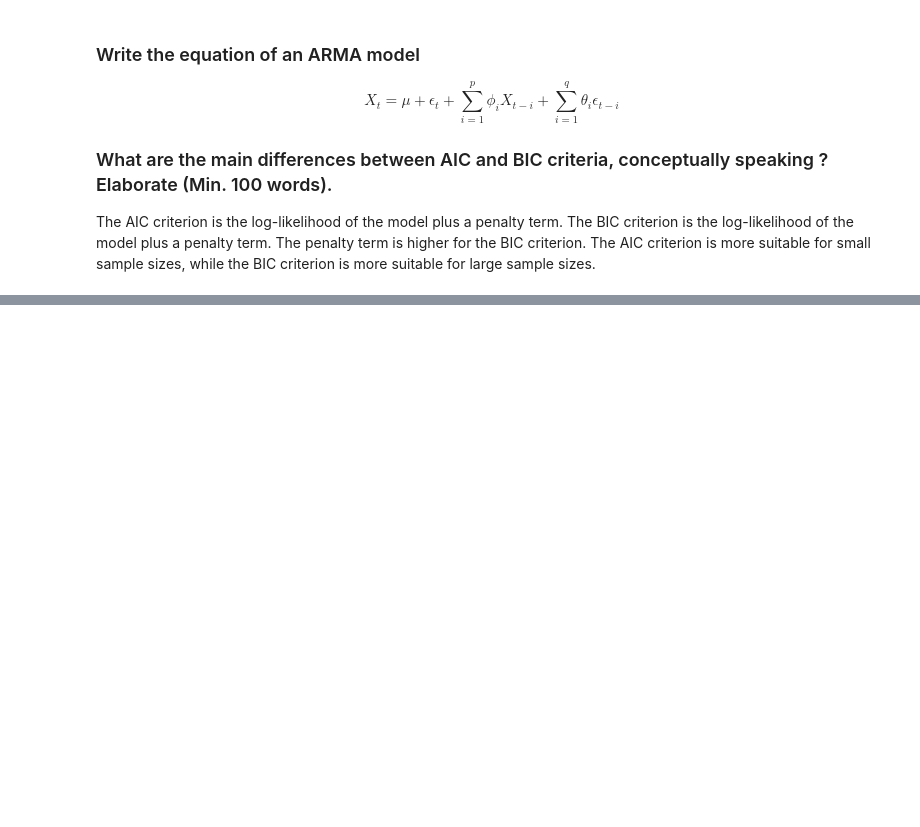
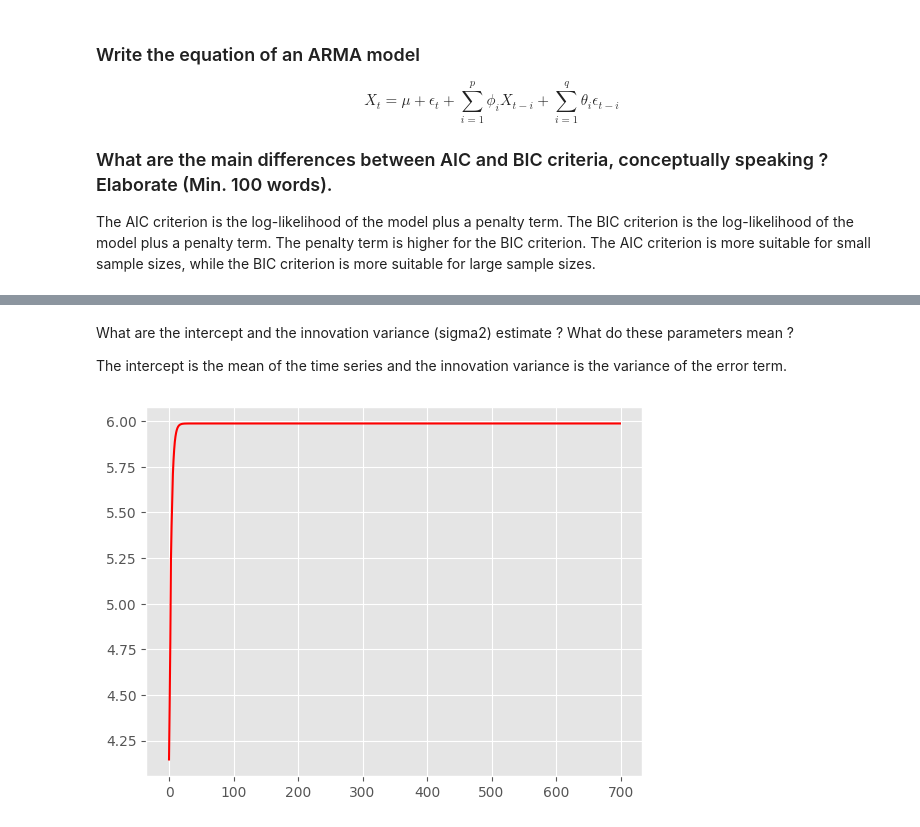
Before and after one commit to Zamanax/B4-Time-series, a Jupyter notebook: timeseries.ipynb, the cells around one changed output, grey strips where cells are left out. Saved outputs shown, nothing was run; the diff lists cells and outputs as text; code cells hidden in the pictures; blank space fills up the shorter version.

```diff
--- a/timeseries.ipynb
+++ b/timeseries.ipynb
@@ -182,0 +249,18 @@ The AIC criterion is the log-likelihood of the model plus a penalty term. The BI
+# %% [markdown]
+What are the intercept and the innovation variance (sigma2) estimate ?
+What do these parameters mean ?
+
+The intercept is the mean of the time series and the innovation variance is the variance of the error term.
+# %%
+# Predict the sales for a month after the end of the training dataset.
+# Use the predict function, and the forecast function.
+# Plot the results.
+X = sales_train_item20949["item_cnt_day"].values
+ARIMA_model = ARIMA(X, order=(3, 0, 0))
+ARIMA_model_fit = ARIMA_model.fit()
+predictions = ARIMA_model_fit.forecast(steps=700)
+
+plt.plot(predictions, color='red')
+plt.show()
+# %% [output]
+[figure, added]
```
Also changed, not shown: parts of 30 cells of this notebook, 7 other files.
